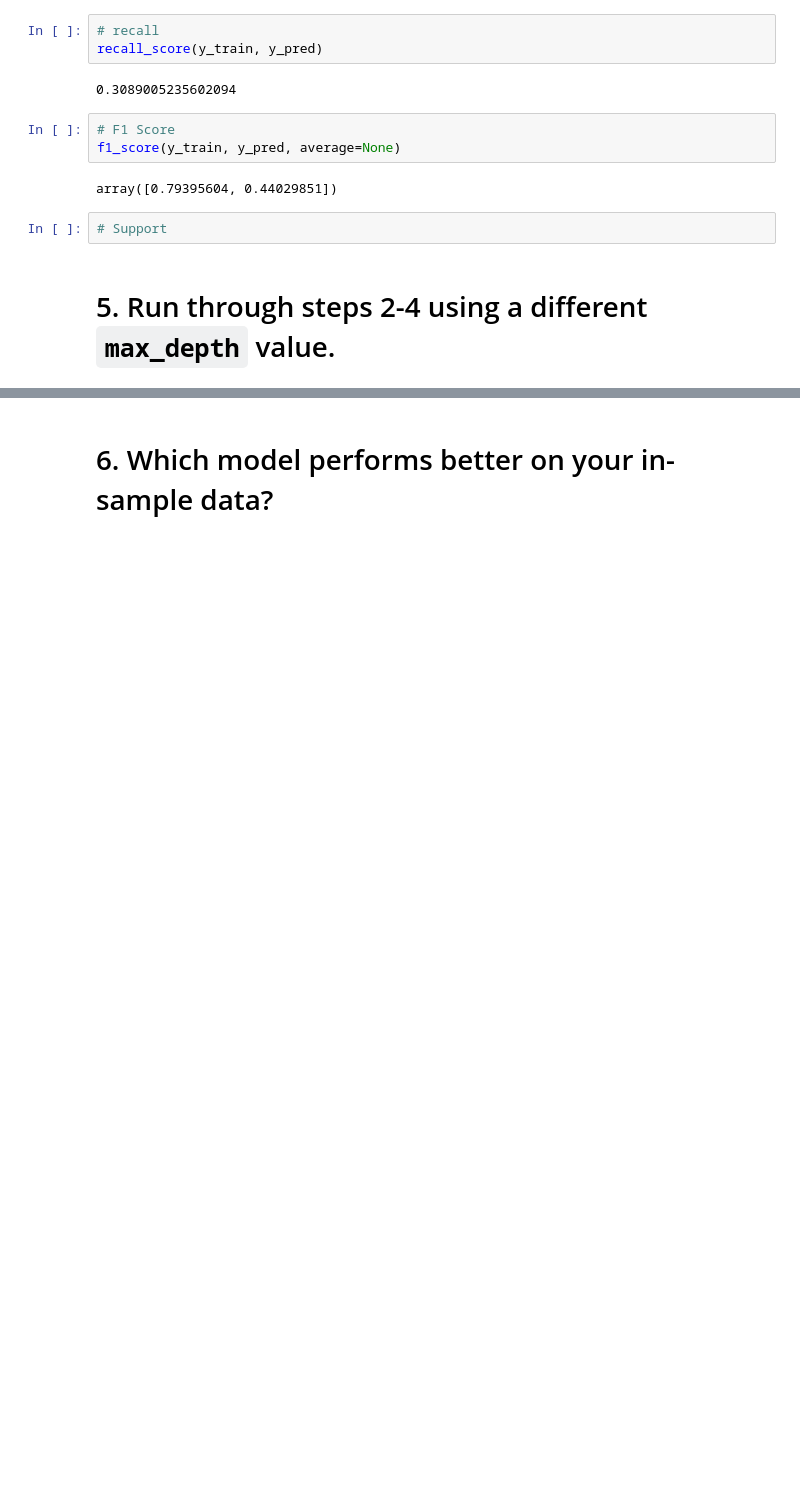
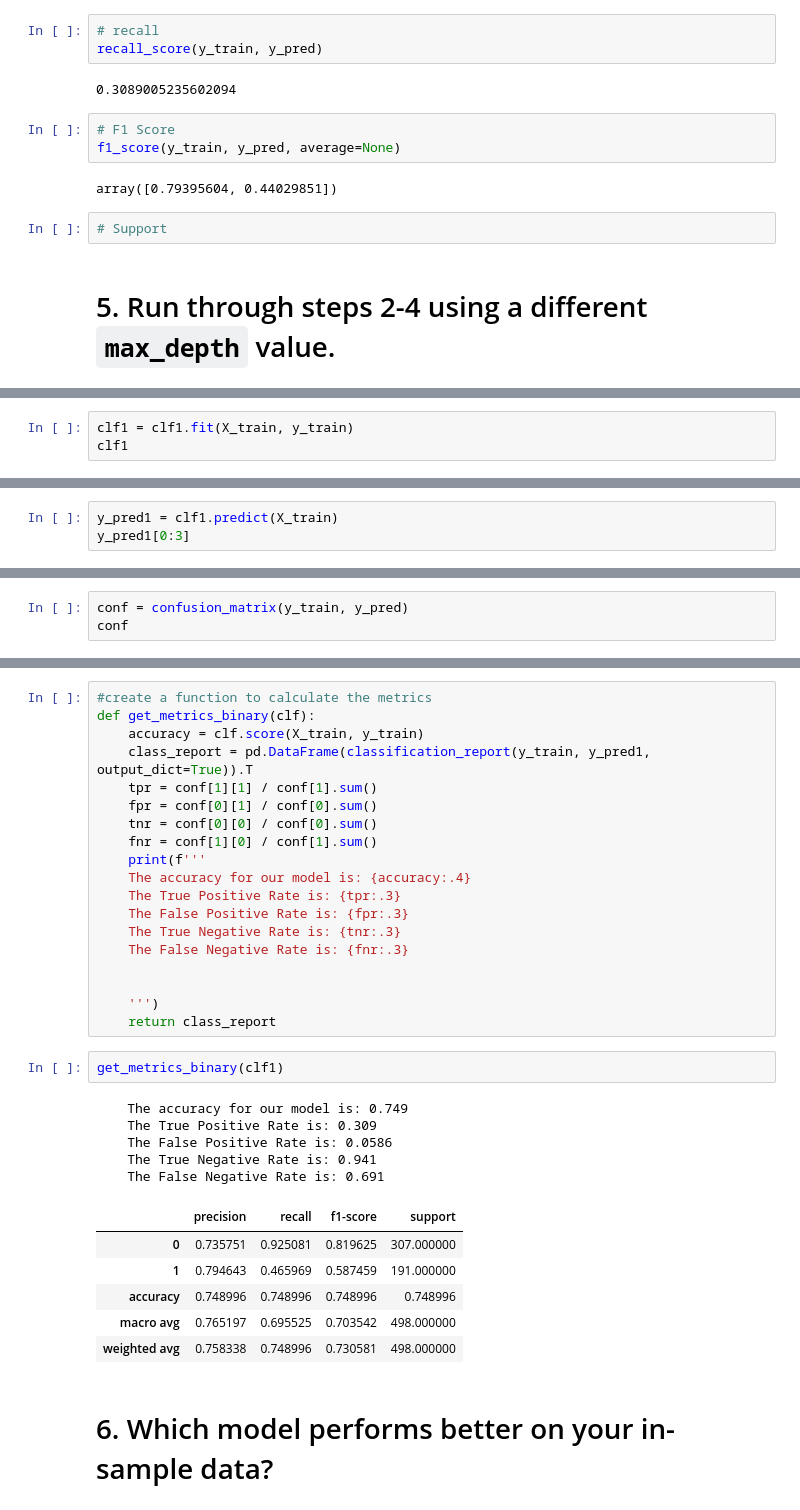
Before and after one commit to o0amandagomez0o/classification-exercises, a Jupyter notebook: model.ipynb, the cells around one changed output, grey strips where cells are left out. Cells and saved outputs as stored; diff of their text form; blank space fills up the shorter version.

```diff
--- a/model.ipynb
+++ b/model.ipynb
@@ -270,0 +278,3 @@ array([0.79395604, 0.44029851])
+# %%
+clf1 = clf1.fit(X_train, y_train)
+clf1
@@ -270,0 +290,3 @@ array([0.79395604, 0.44029851])
+# %%
+y_pred1 = clf1.predict(X_train)
+y_pred1[0:3]
@@ -270,0 +314,3 @@ array([0.79395604, 0.44029851])
+# %%
+conf = confusion_matrix(y_train, y_pred)
+conf
@@ -271,2 +345,35 @@ array([0.79395604, 0.44029851])
+# %%
+#create a function to calculate the metrics
+def get_metrics_binary(clf):
+    accuracy = clf.score(X_train, y_train)
+    class_report = pd.DataFrame(classification_report(y_train, y_pred1, output_dict=True)).T
+    tpr = conf[1][1] / conf[1].sum()
+    fpr = conf[0][1] / conf[0].sum()
+    tnr = conf[0][0] / conf[0].sum()
+    fnr = conf[1][0] / conf[1].sum()
+    print(f'''
+    The accuracy for our model is: {accuracy:.4}
+    The True Positive Rate is: {tpr:.3}
+    The False Positive Rate is: {fpr:.3}
+    The True Negative Rate is: {tnr:.3}
+    The False Negative Rate is: {fnr:.3}
+
+
+    ''')
+    return class_report
+# %%
+get_metrics_binary(clf1)
+# %% [output]
+    The accuracy for our model is: 0.749
+    The True Positive Rate is: 0.309
+    The False Positive Rate is: 0.0586
+    The True Negative Rate is: 0.941
+    The False Negative Rate is: 0.691
+|  | precision | recall | f1-score | support |
+| 0 | 0.735751 | 0.925081 | 0.819625 | 307.000000 |
+| 1 | 0.794643 | 0.465969 | 0.587459 | 191.000000 |
+| accuracy | 0.748996 | 0.748996 | 0.748996 | 0.748996 |
+| macro avg | 0.765197 | 0.695525 | 0.703542 | 498.000000 |
+| weighted avg | 0.758338 | 0.748996 | 0.730581 | 498.000000 |
 # %% [markdown]
 # 6. Which model performs better on your in-sample data?
```
Also changed, not shown: parts of 32 cells of this notebook, 2 other files.
